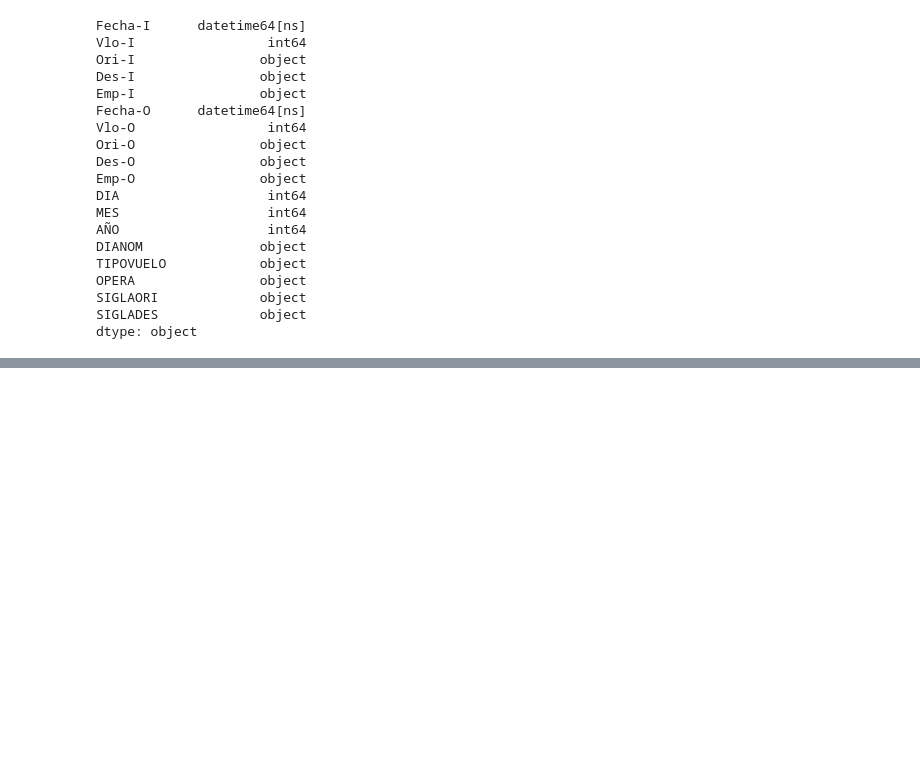
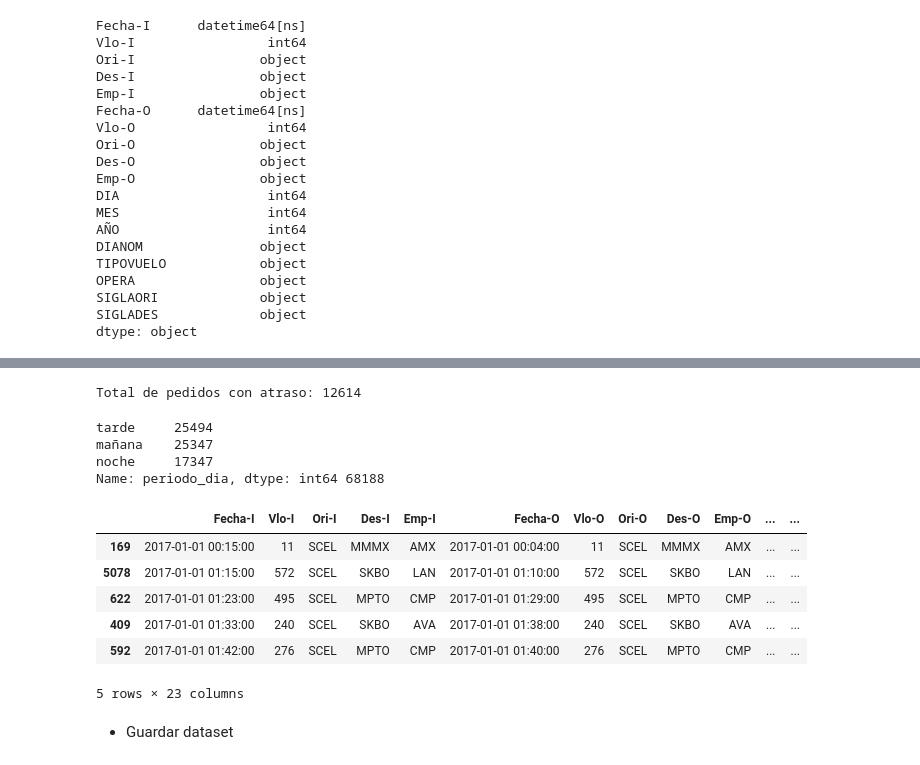
Before and after one commit to chilote/latam_desafio, a Jupyter notebook: main.ipynb, the cells around one changed output, grey strips where cells are left out. Drawn from its saved outputs; the diff is of its cells as text; code cells hidden in the pictures; blank space fills up the shorter version.

```diff
--- a/main.ipynb
+++ b/main.ipynb
@@ -392,0 +539,7 @@ dtype: object
+# %%
+# temporada alta
+df_final['temporada_alta'] = 0
+df_final.loc[(((df_final['DIA']>=1) & (df_final['MES']>=1)) & ((df_final['DIA']<=31) & (df_final['MES']<=3))), 'temporada_alta'] = 1
+df_final.loc[(((df_final['DIA']>=5) & (df_final['MES']>=7)) & ((df_final['DIA']<=31) & (df_final['MES']<=7))), 'temporada_alta'] = 1
+df_final.loc[(((df_final['DIA']>=11) & (df_final['MES']>=9)) & ((df_final['DIA']<=30) & (df_final['MES']<=9))), 'temporada_alta'] = 1
+df_final.loc[(((df_final['DIA']>=11) & (df_final['MES']>=12)) & ((df_final['DIA']<=31) & (df_final['MES']<=12))), 'temporada_alta'] = 1
@@ -392,0 +561,2 @@ dtype: object
+# %%
+df_final['dif_min'] = (df_final['Fecha-O'] - df_final['Fecha-I']).dt.total_seconds()/60
@@ -392,0 +575,34 @@ dtype: object
+# %%
+# atraso_15
+df_final['atraso_15'] = 0
+df_final.loc[(df_final['dif_min']>15), 'atraso_15'] = 1
+# %%
+print("Total de pedidos con atraso: {}".format(df_final['atraso_15'].sum()))
+# %% [output]
+Total de pedidos con atraso: 12614
+# %%
+# periodo_dia
+df_final['periodo_dia'] = 0
+df_final.loc[(((df_final['Fecha-I'].dt.hour >=0) & (df_final['Fecha-I'].dt.minute >=0)) & ((df_final['Fecha-I'].dt.hour <=4) & (df_final['Fecha-I'].dt.minute <=59))), 'periodo_dia'] = 'noche'
+df_final.loc[(((df_final['Fecha-I'].dt.hour >=5) & (df_final['Fecha-I'].dt.minute >=0)) & ((df_final['Fecha-I'].dt.hour <=11) & (df_final['Fecha-I'].dt.minute <=59))), 'periodo_dia'] = 'mañana'
+df_final.loc[(((df_final['Fecha-I'].dt.hour >=12) & (df_final['Fecha-I'].dt.minute >=0)) & ((df_final['Fecha-I'].dt.hour <=18) & (df_final['Fecha-I'].dt.minute <=59))), 'periodo_dia'] = 'tarde'
+df_final.loc[(((df_final['Fecha-I'].dt.hour >=19) & (df_final['Fecha-I'].dt.minute >=0)) & ((df_final['Fecha-I'].dt.hour <=23) & (df_final['Fecha-I'].dt.minute <=59))), 'periodo_dia'] = 'noche'
+# %%
+print(df_final['periodo_dia'].value_counts(),df_final['periodo_dia'].value_counts().sum())
+# %% [output]
+tarde     25494
+mañana    25347
+noche     17347
+Name: periodo_dia, dtype: int64 68188
+# %%
+df_final.head()
+# %% [output]
+|  | Fecha-I | Vlo-I | Ori-I | Des-I | Emp-I | Fecha-O | Vlo-O | Ori-O | Des-O | Emp-O | ... | ... |
+| 169 | 2017-01-01 00:15:00 | 11 | SCEL | MMMX | AMX | 2017-01-01 00:04:00 | 11 | SCEL | MMMX | AMX | ... | ... |
+| 5078 | 2017-01-01 01:15:00 | 572 | SCEL | SKBO | LAN | 2017-01-01 01:10:00 | 572 | SCEL | SKBO | LAN | ... | ... |
+| 622 | 2017-01-01 01:23:00 | 495 | SCEL | MPTO | CMP | 2017-01-01 01:29:00 | 495 | SCEL | MPTO | CMP | ... | ... |
+| 409 | 2017-01-01 01:33:00 | 240 | SCEL | SKBO | AVA | 2017-01-01 01:38:00 | 240 | SCEL | SKBO | AVA | ... | ... |
+| 592 | 2017-01-01 01:42:00 | 276 | SCEL | MPTO | CMP | 2017-01-01 01:40:00 | 276 | SCEL | MPTO | CMP | ... | ... |
+5 rows × 23 columns
+# %% [markdown]
+* Guardar dataset
```
Also changed, not shown: parts of 69 cells of this notebook.
